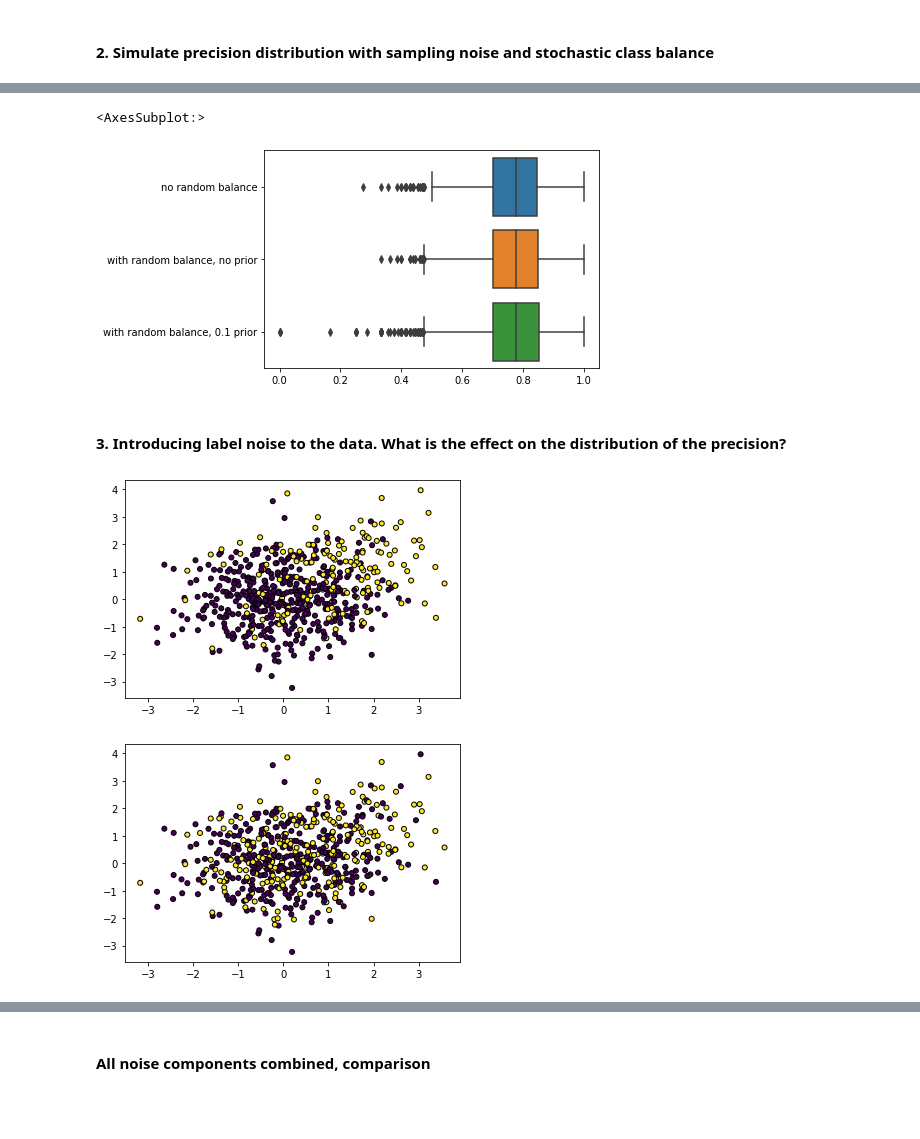
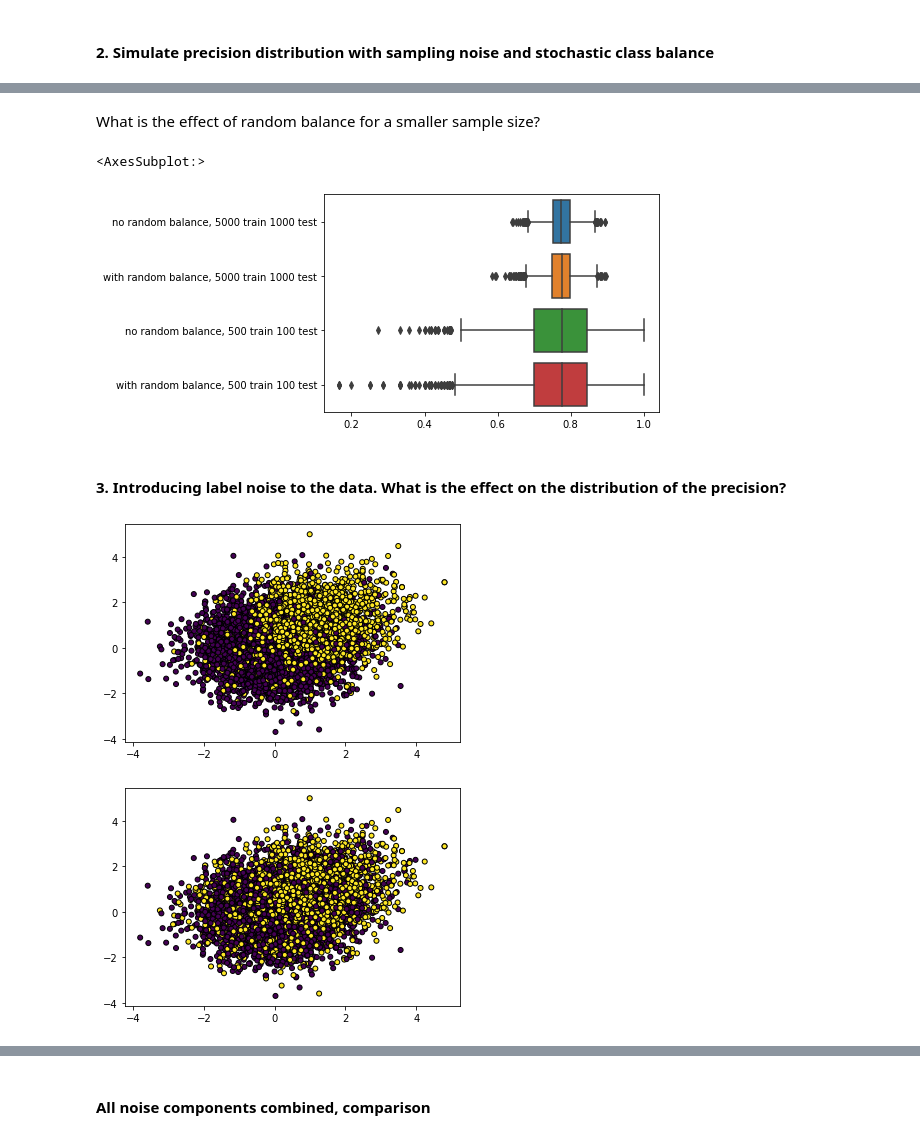
Before and after one commit to RUrlus/ModelMetricUncertaintyResearch, a Jupyter notebook: notebooks/Coen experiments/CM experiments.ipynb, the cells around one changed output, grey strips where cells are left out. Drawn from its saved outputs; the diff is of its cells as text; code cells hidden in the pictures; blank space fills up the shorter version.

```diff
--- a/notebooks/Coen experiments/CM experiments.ipynb
+++ b/notebooks/Coen experiments/CM experiments.ipynb
@@ -344,39 +379,57 @@ precs5_1 = sim_precisions(train_size, test_size, weights, random_imbalance, flip
+# %% [markdown]
+What is the effect of random balance for a smaller sample size?
+# %%
+precs4b = sim_precisions(
+    train_size=500,
+    test_size=100,
+    weights=[0.8, 0.2],
+    model_name='LR',
+    n_runs=5000,
+    )
+
+precs4b_1 = sim_precisions(
+    train_size=500,
+    test_size=100,
+    weights=[0.8, 0.2],
+    model_name='LR',
+    random_imbalance=True,
+    n_runs=5000,
+    imbalance_prior_a=80,
+    imbalance_prior_b=20
+    )
 # %%
-n_precs = np.min([len(precs3_1), len(precs5), len(precs5_1)])
+n_precs = np.min([len(precs3), len(precs4_2), len(precs4b), len(precs4b_1)])
 
-df = pd.DataFrame({'no random balance': precs3_1[:n_precs], 'with random balance, no prior': precs5[:n_precs],
-                   'with random balance, 0.1 prior': precs5_1})
-# sns.displot(df,kind = 'kde')
+df = pd.DataFrame({'no random balance, 5000 train 1000 test': precs3[:n_precs], 'with random balance, 5000 train 1000 test': precs4_2[:n_precs],
+                   'no random balance, 500 train 100 test': precs4b[:n_precs], 'with random balance, 500 train 100 test': precs4b_1})
+
 sns.boxplot(data=df, orient='h')
 # %% [output]
 <AxesSubplot:>
-[figure, old version]
+[figure, new version]
 # %% [markdown]
 #### 3. Introducing label noise to the data. What is the effect on the distribution of the precision?
 # %%
 generator = BlobGenerator(
-    train_size,
-    test_size,
-    weights=weights,
+    train_size=5000,
+    test_size=1000,
+    weights=[0.8,0.2],
     flip_y=0.1,
-    class_d=2.0,
     random_state=123,
-    random_imbalance=False)
+    )
 X, y = generator.make_classification()
 generator.plot_blobs(X, y, scatter=True, contour=False)
-# plt.title('flip probabilibity = 0.1')
 
 generator = BlobGenerator(
-    train_size,
-    test_size,
-    weights=weights,
+    train_size=5000,
+    test_size=1000,
+    weights=[0.8,0.2],
     flip_y=0.3,
     class_d=2.0,
     random_state=123,
     random_imbalance=False)
 X, y = generator.make_classification()
 generator.plot_blobs(X, y, scatter=True, contour=False)
-# plt.title('flip probabilibity = 0.3')
 # %% [output]
-[figure, old version]
+[figure, new version]
-[figure, old version]
+[figure, new version]
```
Also changed, not shown: parts of 39 cells of this notebook.
